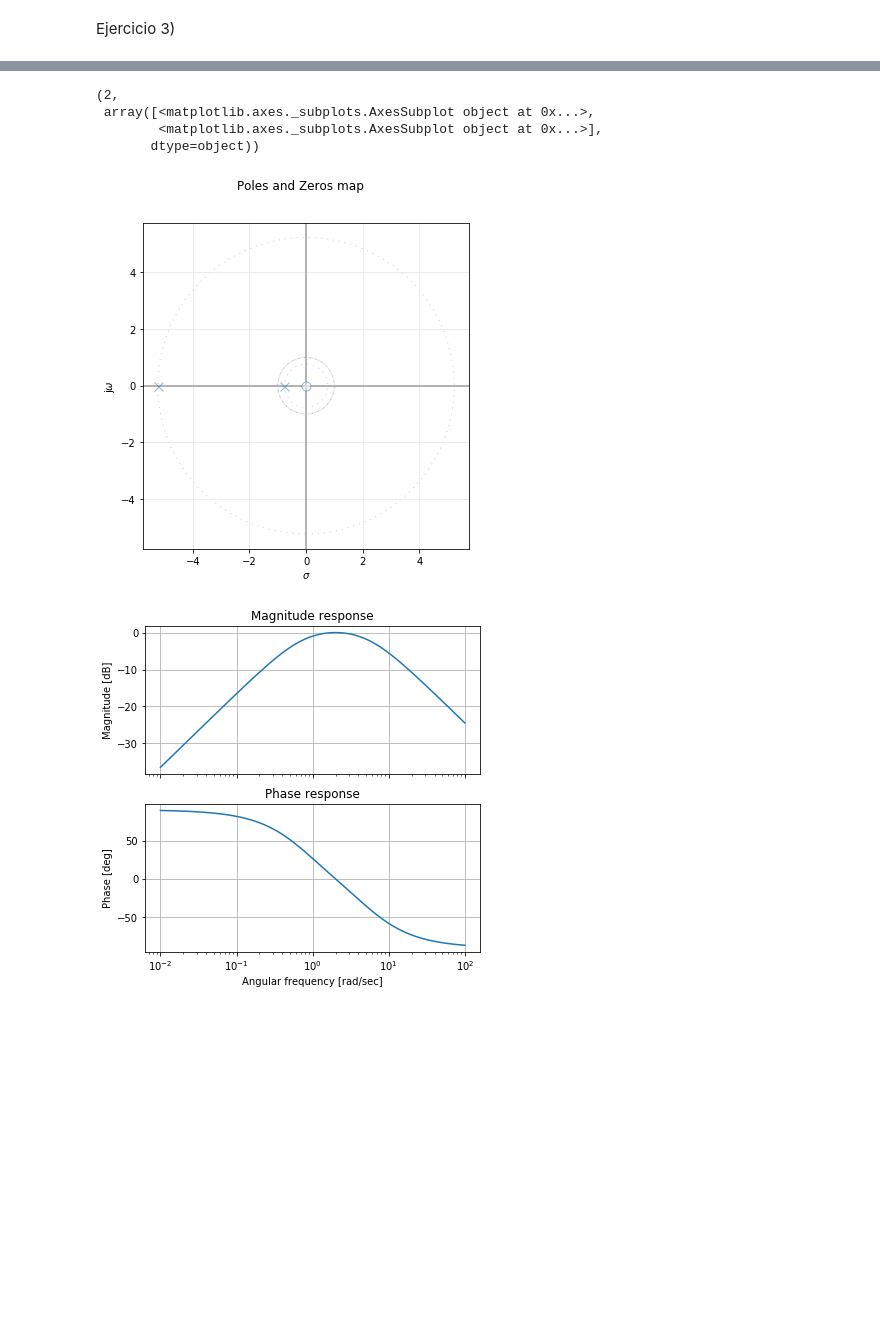
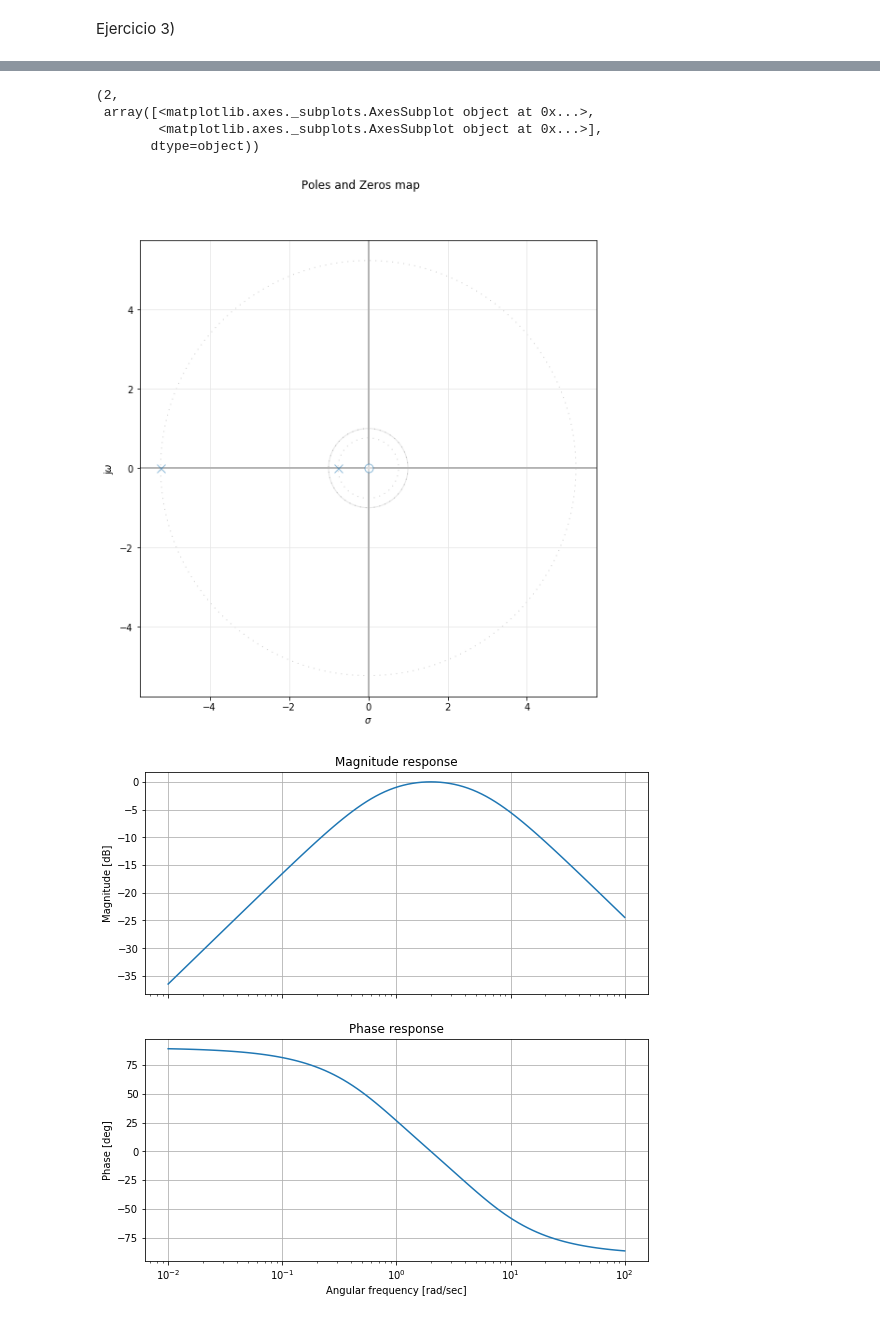
Before and after one commit to AlejandroSobral/TC-II, a Jupyter notebook: Desafio 08-06/Desafio 08-06.ipynb, the cells around one changed output, grey strips where cells are left out. Saved outputs shown, nothing was run; the diff lists cells and outputs as text; code cells hidden in the pictures; blank space fills up the shorter version.

```diff
--- a/Desafio 08-06/Desafio 08-06.ipynb
+++ b/Desafio 08-06/Desafio 08-06.ipynb
@@ -176,24 +176,26 @@ El factor de escala de 6 que acompaña al numerador, podria ser cualquier valor
 # %%
 S, W=symbols('S W')
 num = [6,0]
 den = [1,6,4]
+
+mpl.rcParams['figure.figsize'] = (9,9)
 
 
 print(f'roots={roots}')
 filtro = TransferFunction(num, den)
 print(f'filtro={filtro}')
 pzmap(filtro)
 bodePlot(filtro)
 # %% [output]
 roots=<function roots at 0x...>
 filtro=TransferFunctionContinuous(
 array([6., 0.]),
 array([1., 6., 4.]),
 dt: None
 )
 (2,
  array([<matplotlib.axes._subplots.AxesSubplot object at 0x...>,
         <matplotlib.axes._subplots.AxesSubplot object at 0x...>],
        dtype=object))
-[figure, old version]
+[figure, new version]
-[figure, old version]
+[figure, new version]
```
Also changed, not shown: parts of 1 cell of this notebook, 4 other files.
